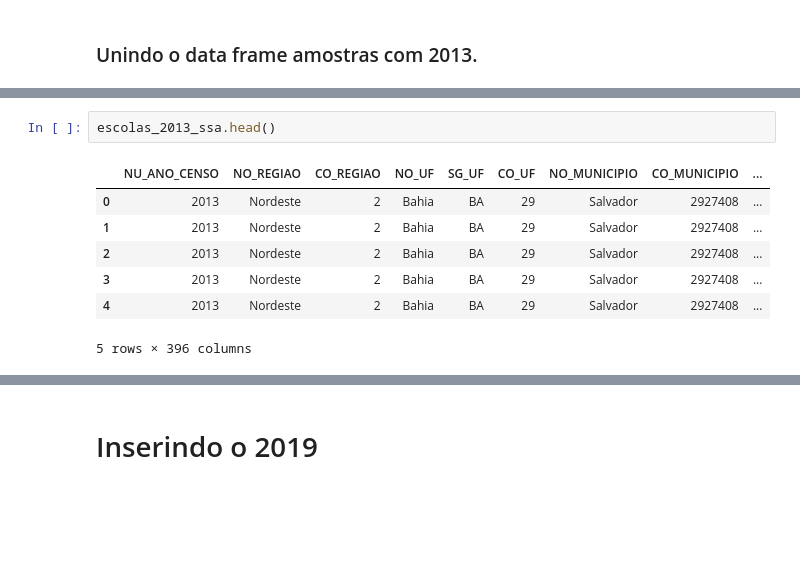
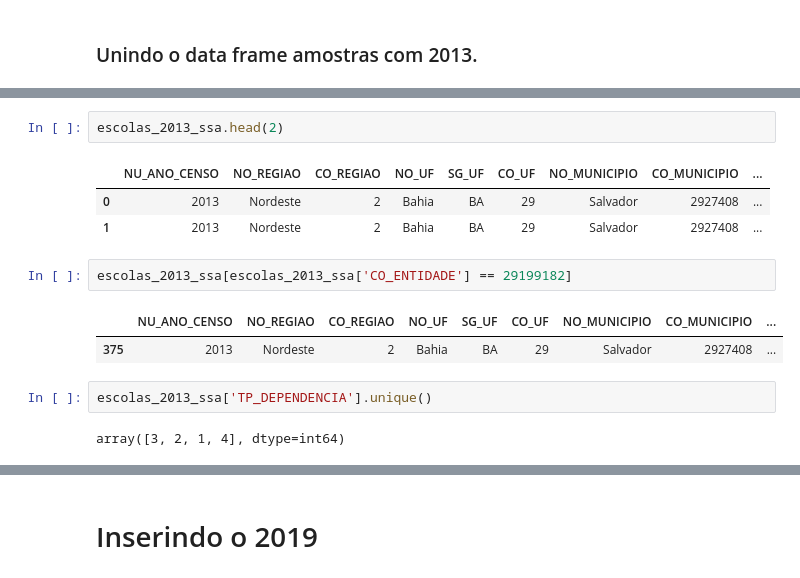
Before and after one commit to Bruno-Santana-Eco/Dados_Painel_Escolas_SSA, a Jupyter notebook: Diff-in-diff.ipynb, the cells around one changed output, grey strips where cells are left out. Cells and saved outputs as stored; diff of their text form; blank space fills up the shorter version.

```diff
--- a/Diff-in-diff.ipynb
+++ b/Diff-in-diff.ipynb
@@ -158,12 +156,17 @@ Data columns (total 396 columns):
 dtypes: datetime64[ns](1), float64(6), int64(356), object(33)
 memory usage: 1.6+ MB
 # %%
-escolas_2013_ssa.head()
+escolas_2013_ssa.head(2)
 # %% [output]
 |  | NU_ANO_CENSO | NO_REGIAO | CO_REGIAO | NO_UF | SG_UF | CO_UF | NO_MUNICIPIO | CO_MUNICIPIO | ... |
 | 0 | 2013 | Nordeste | 2 | Bahia | BA | 29 | Salvador | 2927408 | ... |
 | 1 | 2013 | Nordeste | 2 | Bahia | BA | 29 | Salvador | 2927408 | ... |
-| 2 | 2013 | Nordeste | 2 | Bahia | BA | 29 | Salvador | 2927408 | ... |
-| 3 | 2013 | Nordeste | 2 | Bahia | BA | 29 | Salvador | 2927408 | ... |
-| 4 | 2013 | Nordeste | 2 | Bahia | BA | 29 | Salvador | 2927408 | ... |
-5 rows × 396 columns
+# %%
+escolas_2013_ssa[escolas_2013_ssa['CO_ENTIDADE'] == 29199182]
+# %% [output]
+|  | NU_ANO_CENSO | NO_REGIAO | CO_REGIAO | NO_UF | SG_UF | CO_UF | NO_MUNICIPIO | CO_MUNICIPIO | ... |
+| 375 | 2013 | Nordeste | 2 | Bahia | BA | 29 | Salvador | 2927408 | ... |
+# %%
+escolas_2013_ssa['TP_DEPENDENCIA'].unique()
+# %% [output]
+array([3, 2, 1, 4], dtype=int64)
```
Also changed, not shown: parts of 30 cells of this notebook.
